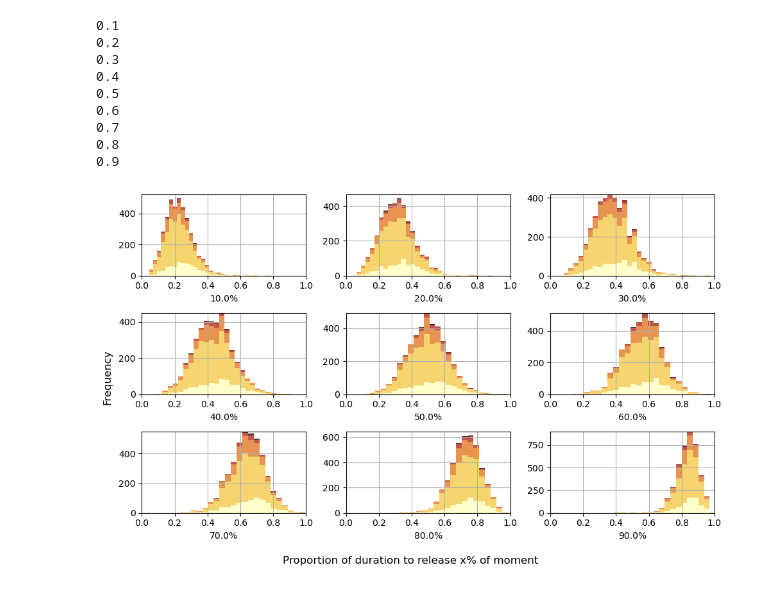
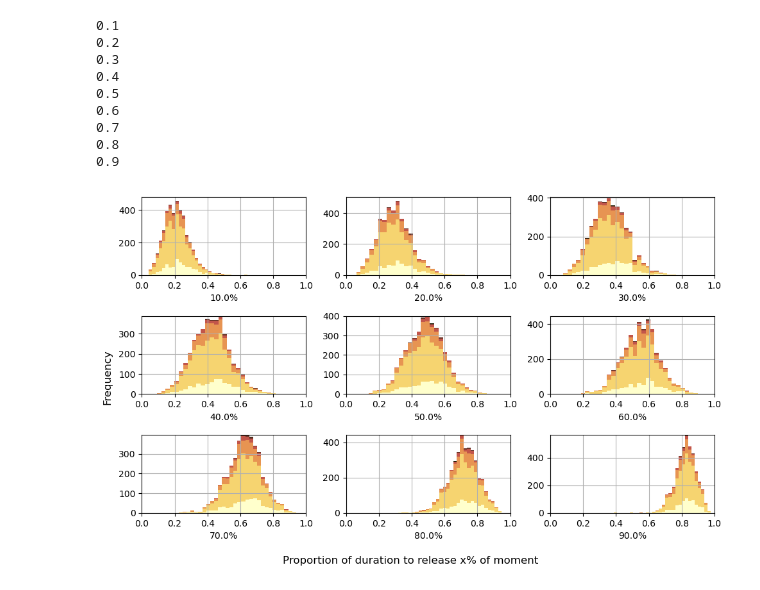
Before and after one commit to RebeccaColquhoun/stf, a Jupyter notebook: code/integrating/moment_histogram_stacked.ipynb, the cells around one changed output. Drawn from its saved outputs; the diff is of its cells as text; code cells hidden in the pictures.

```diff
--- a/code/integrating/moment_histogram_stacked.ipynb
+++ b/code/integrating/moment_histogram_stacked.ipynb
@@ -141,10 +135,11 @@ for proportion in proportions_list:
             print(scardec_name)
 
     root_times = np.array(root_times)
+    relative_root_times = np.array(relative_root_times)
     durations = np.array(durations)
     moments = np.log10(np.array(moments))
 
-    rel_root_times = root_times/durations
+    rel_root_times = relative_root_times/durations
 
 #    plt.hist([rel_root_times[np.where((moments > 18) & (moments < 19))[0]]])
     t_18 = rel_root_times[np.where((moments < 18))[0]]
@@ -248,10 +243,11 @@ for i, proportion in enumerate(proportions_list):
             print(scardec_name)
 
     root_times = np.array(root_times)
+    relative_root_times = np.array(relative_root_times)
     durations = np.array(durations)
     moments = np.log10(np.array(moments))
 
-    rel_root_times = root_times/durations
+    rel_root_times = relative_root_times/durations
 
 #    plt.hist([rel_root_times[np.where((moments > 18) & (moments < 19))[0]]])
     t_18 = rel_root_times[np.where((moments < 18))[0]]
@@ -265,32 +261,32 @@ for i, proportion in enumerate(proportions_list):
                'log10(M0) in range [18, 19]',
                 'log10(M0) in range [19, 20]',
                 'log10(M0) in range [20, 21]',
                 'log10(M0) in range [21, 22]',
                 'log10(M0) > 22']
     df = pd.concat([pd.DataFrame(a, columns=[f'{i}, log10(M0) in range [{i+17}, {i+18}]']) for i, a in enumerate([t_18, t_18_19, t_19_20, t_20_21, t_21_22, t_22])], axis=1)
     df.columns = columns
 
     df.plot.hist(ax = ax, stacked=True, bins=30,
                  density=False, figsize=(10, 6),
                  grid=True, colormap = cmc.lajolla,
                  legend = False, ylabel = '', log = False)
 
     ax.set_xlabel(f'{proportion*100}%')
     ax.set_xlim(0, 1)
 #plt.show()
 
 fig.supxlabel('Proportion of duration to release x% of moment', ha='center')
 fig.supylabel('Frequency', va='center', rotation='vertical')
 plt.tight_layout()
-plt.savefig(f'/home/earthquakes1/homes/Rebecca/phd/stf/figures/moment_intervals/stacked_histogram_fraction_of_duration_for_proportion_moment_combined.png')
+plt.savefig('/home/earthquakes1/homes/Rebecca/phd/stf/figures/moment_intervals/stacked_histogram_fraction_of_duration_for_proportion_moment_combined.png')
 # %% [output]
 0.1
 0.2
 0.3
 0.4
 0.5
 0.6
 0.7
 0.8
 0.9
-[figure, old version]
+[figure, new version]
```
Also changed, not shown: parts of 2 cells of this notebook, 5 other files.
